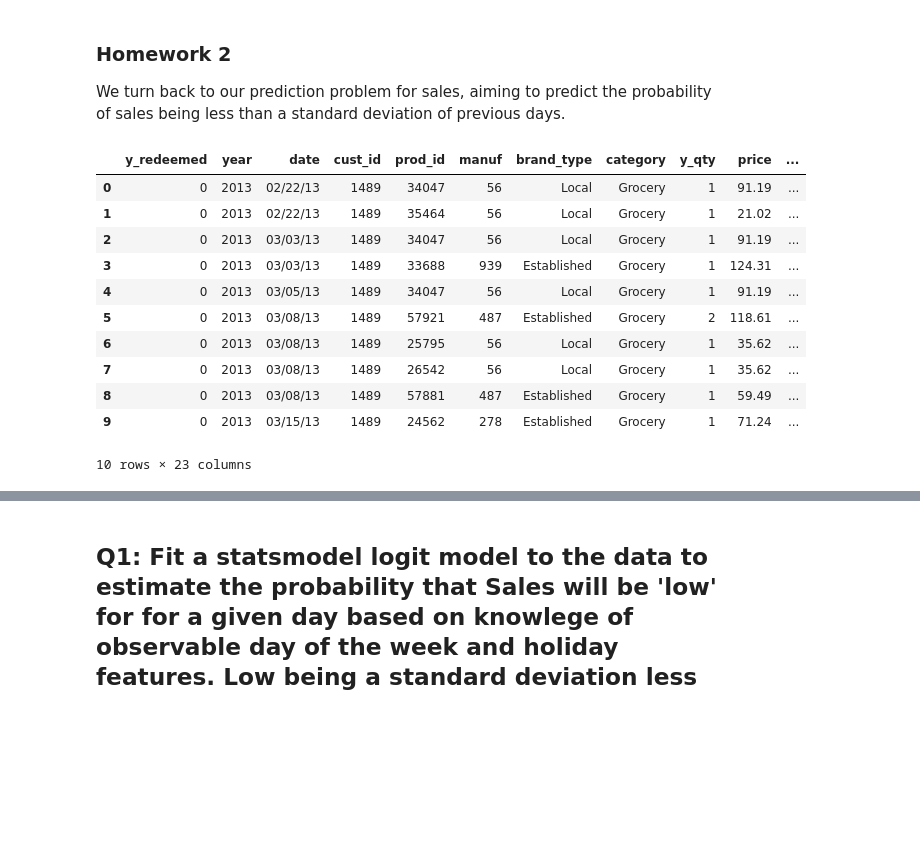
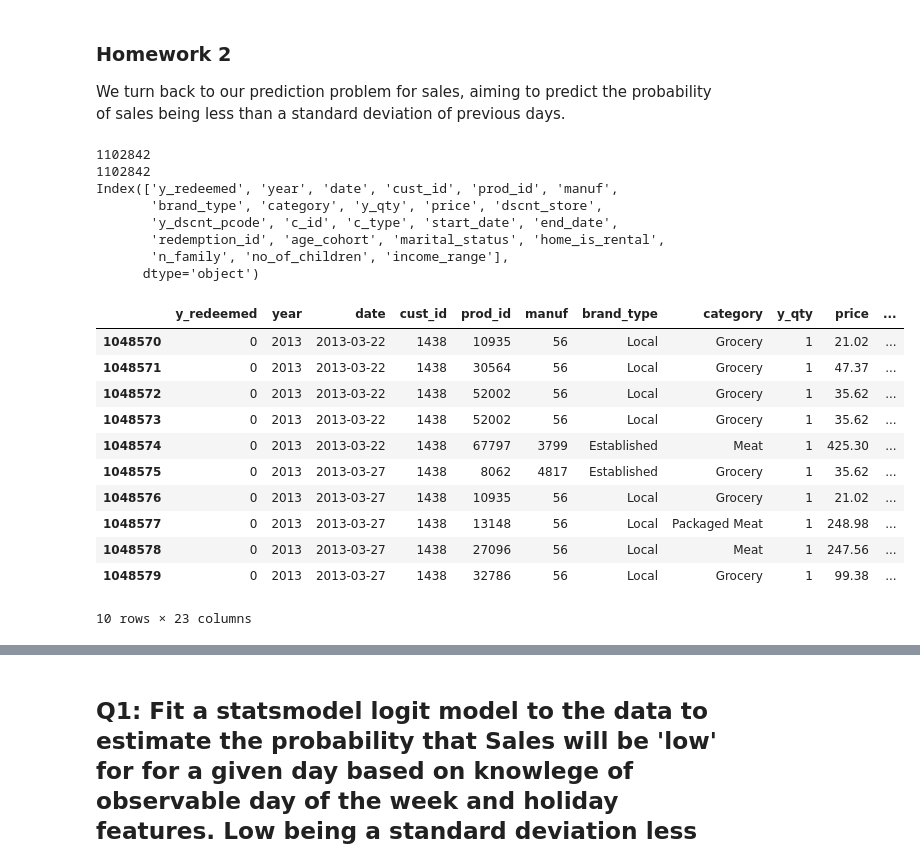
Before and after one commit to ChunTingShen/DS4B_project, a Jupyter notebook: Sales_prediction.ipynb, the cells around one changed output, grey strips where cells are left out. Saved outputs shown, nothing was run; the diff lists cells and outputs as text; code cells hidden in the pictures; blank space fills up the shorter version.

```diff
--- a/Sales_prediction.ipynb
+++ b/Sales_prediction.ipynb
@@ -38,34 +38,39 @@ sns.set(style='ticks', palette='Set2')
 import warnings
 warnings.filterwarnings('ignore')
 # %%
+#input data:
+
 path = "/content/proj_training_data.csv"
 
-path_sup = "/content/proj_training_data_supl.csv"
+### path_sup = "/content/proj_training_data_supl.csv"
+# not in use for now
+
 
 import pandas as pd
 import numpy as np
+
 df = pd.read_csv(path)
-
-df[:10]
-
-
-#df.dropna(axis='index', subset=['Sales'],inplace=True)
-#df['Date'] = pd.to_datetime(df['Date'], format='%Y-%m-%d')
-#df['StateHoliday'] = df['StateHoliday'].astype(str)
-#df_train = df.loc[df['Date'] < '2014-07-01']
-#df_test  = df.loc[df['Date'] >= '2014-07-01']
-
-#df_test[:10]
+print(len(df))
+df.dropna()
+print(len(df))
 # %% [output]
+1102842
+1102842
+Index(['y_redeemed', 'year', 'date', 'cust_id', 'prod_id', 'manuf',
+       'brand_type', 'category', 'y_qty', 'price', 'dscnt_store',
+       'y_dscnt_pcode', 'c_id', 'c_type', 'start_date', 'end_date',
+       'redemption_id', 'age_cohort', 'marital_status', 'home_is_rental',
+       'n_family', 'no_of_children', 'income_range'],
+      dtype='object')
 |  | y_redeemed | year | date | cust_id | prod_id | manuf | brand_type | category | y_qty | price | ... |
-| 0 | 0 | 2013 | 02/22/13 | 1489 | 34047 | 56 | Local | Grocery | 1 | 91.19 | ... |
-| 1 | 0 | 2013 | 02/22/13 | 1489 | 35464 | 56 | Local | Grocery | 1 | 21.02 | ... |
-| 2 | 0 | 2013 | 03/03/13 | 1489 | 34047 | 56 | Local | Grocery | 1 | 91.19 | ... |
-| 3 | 0 | 2013 | 03/03/13 | 1489 | 33688 | 939 | Established | Grocery | 1 | 124.31 | ... |
-| 4 | 0 | 2013 | 03/05/13 | 1489 | 34047 | 56 | Local | Grocery | 1 | 91.19 | ... |
-| 5 | 0 | 2013 | 03/08/13 | 1489 | 57921 | 487 | Established | Grocery | 2 | 118.61 | ... |
-| 6 | 0 | 2013 | 03/08/13 | 1489 | 25795 | 56 | Local | Grocery | 1 | 35.62 | ... |
-| 7 | 0 | 2013 | 03/08/13 | 1489 | 26542 | 56 | Local | Grocery | 1 | 35.62 | ... |
-| 8 | 0 | 2013 | 03/08/13 | 1489 | 57881 | 487 | Established | Grocery | 1 | 59.49 | ... |
-| 9 | 0 | 2013 | 03/15/13 | 1489 | 24562 | 278 | Established | Grocery | 1 | 71.24 | ... |
+| 1048570 | 0 | 2013 | 2013-03-22 | 1438 | 10935 | 56 | Local | Grocery | 1 | 21.02 | ... |
+| 1048571 | 0 | 2013 | 2013-03-22 | 1438 | 30564 | 56 | Local | Grocery | 1 | 47.37 | ... |
+| 1048572 | 0 | 2013 | 2013-03-22 | 1438 | 52002 | 56 | Local | Grocery | 1 | 35.62 | ... |
+| 1048573 | 0 | 2013 | 2013-03-22 | 1438 | 52002 | 56 | Local | Grocery | 1 | 35.62 | ... |
+| 1048574 | 0 | 2013 | 2013-03-22 | 1438 | 67797 | 3799 | Established | Meat | 1 | 425.30 | ... |
+| 1048575 | 0 | 2013 | 2013-03-27 | 1438 | 8062 | 4817 | Established | Grocery | 1 | 35.62 | ... |
+| 1048576 | 0 | 2013 | 2013-03-27 | 1438 | 10935 | 56 | Local | Grocery | 1 | 21.02 | ... |
+| 1048577 | 0 | 2013 | 2013-03-27 | 1438 | 13148 | 56 | Local | Packaged Meat | 1 | 248.98 | ... |
+| 1048578 | 0 | 2013 | 2013-03-27 | 1438 | 27096 | 56 | Local | Meat | 1 | 247.56 | ... |
+| 1048579 | 0 | 2013 | 2013-03-27 | 1438 | 32786 | 56 | Local | Grocery | 1 | 99.38 | ... |
-10 rows × 23 columns
+10 rows × 23 columns
```
Also changed, not shown: parts of 19 cells of this notebook.
